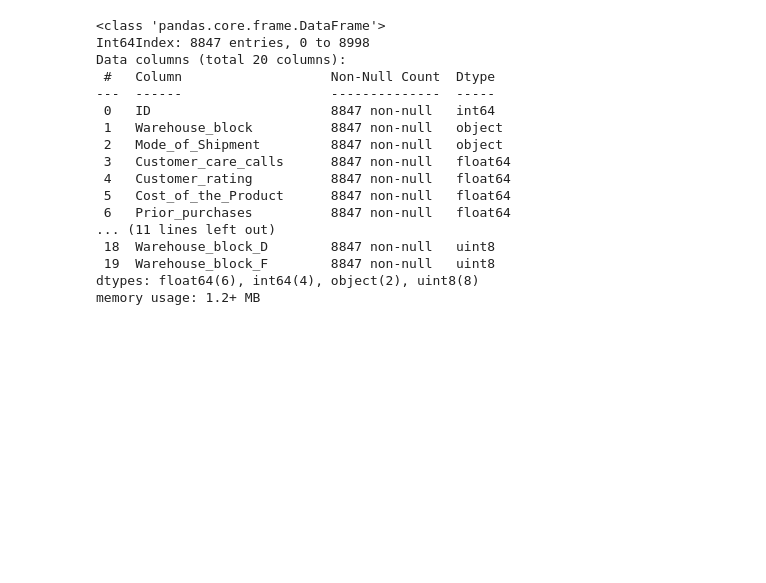
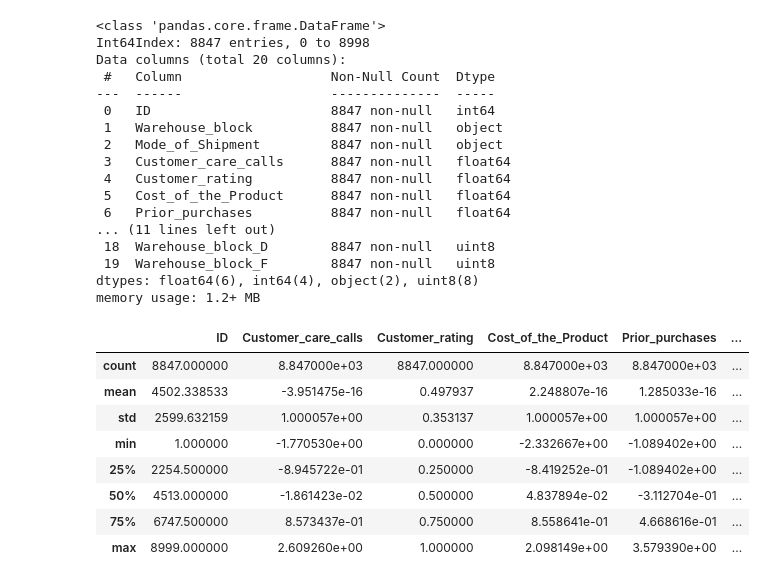
Before and after one commit to sergioarnold87/Datathon, a Jupyter notebook: Datathon_Sergio.ipynb, the cells around one changed output. Cells and saved outputs as stored; diff of their text form; code cells hidden in the pictures; blank space fills up the shorter version.

```diff
--- a/Datathon_Sergio.ipynb
+++ b/Datathon_Sergio.ipynb
@@ -583,3 +583,15 @@ dtypes: float64(6), int64(4), object(2), uint8(8)
 memory usage: 1.2+ MB
 # %%
 df2 = df2.drop(columns=['Mode_of_Shipment', 'Warehouse_block'])
+# %%
+df2.describe()
+# %% [output]
+|  | ID | Customer_care_calls | Customer_rating | Cost_of_the_Product | Prior_purchases | ... |
+| count | 8847.000000 | 8.847000e+03 | 8847.000000 | 8.847000e+03 | 8.847000e+03 | ... |
+| mean | 4502.338533 | -3.951475e-16 | 0.497937 | 2.248807e-16 | 1.285033e-16 | ... |
+| std | 2599.632159 | 1.000057e+00 | 0.353137 | 1.000057e+00 | 1.000057e+00 | ... |
+| min | 1.000000 | -1.770530e+00 | 0.000000 | -2.332667e+00 | -1.089402e+00 | ... |
+| 25% | 2254.500000 | -8.945722e-01 | 0.250000 | -8.419252e-01 | -1.089402e+00 | ... |
+| 50% | 4513.000000 | -1.861423e-02 | 0.500000 | 4.837894e-02 | -3.112704e-01 | ... |
+| 75% | 6747.500000 | 8.573437e-01 | 0.750000 | 8.558641e-01 | 4.668616e-01 | ... |
+| max | 8999.000000 | 2.609260e+00 | 1.000000 | 2.098149e+00 | 3.579390e+00 | ... |
```
Also changed, not shown: parts of 19 cells of this notebook.
